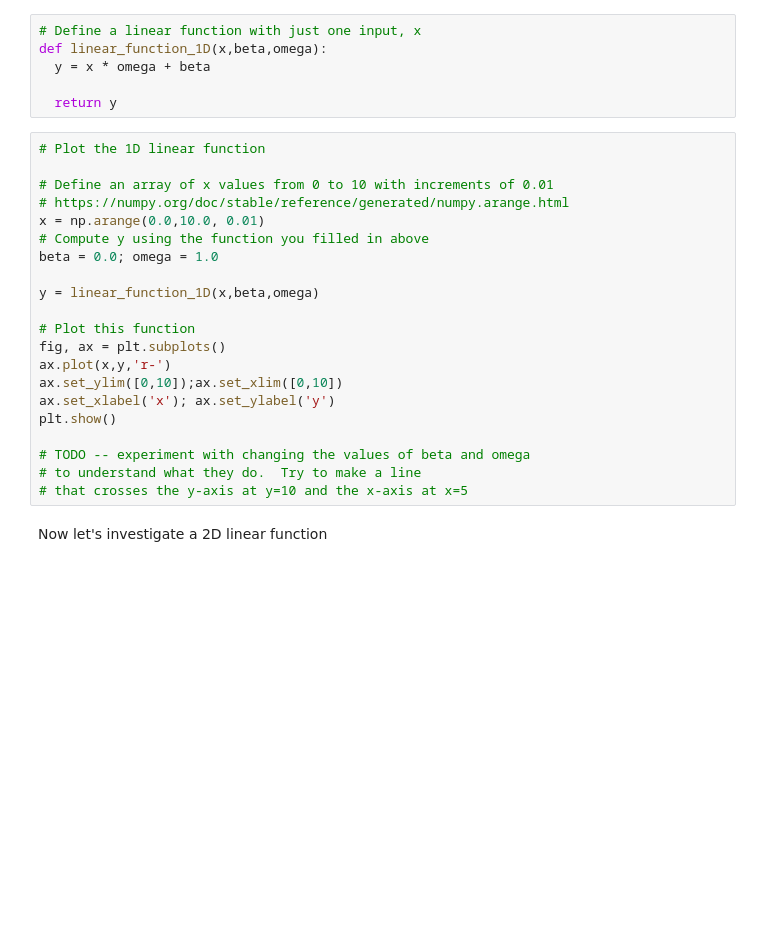
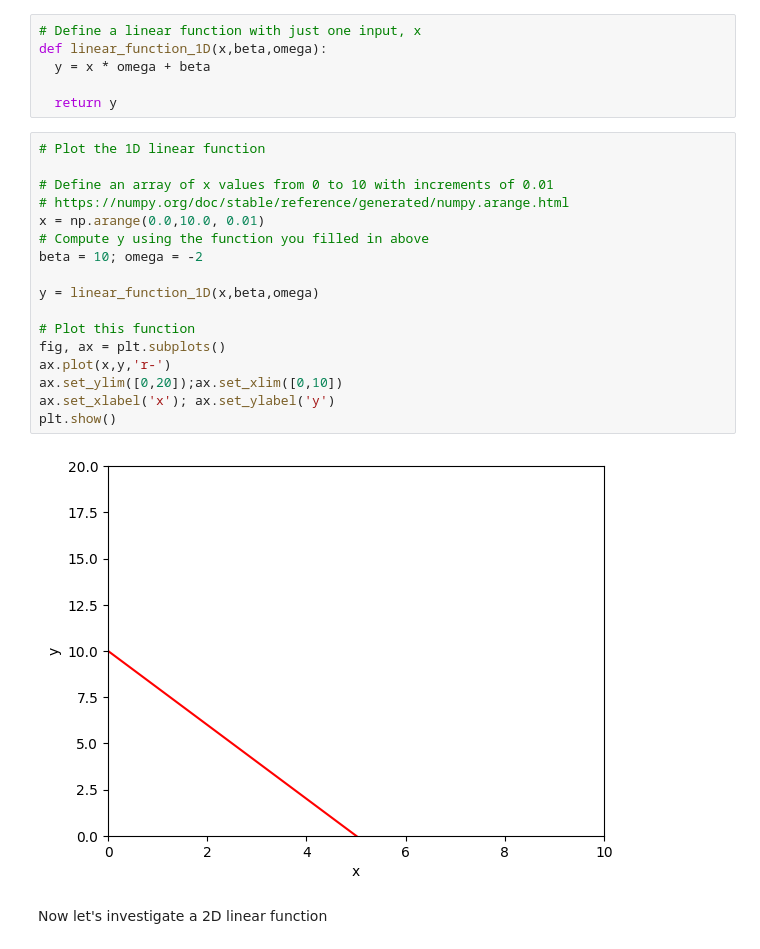
Before and after one commit to Ad7amstein/UDL-Study-Hub, a Jupyter notebook: src/chapter1/1_1_BackgroundMathematics.ipynb, the cells around one changed output. Saved outputs shown, nothing was run; the diff lists cells and outputs as text; blank space fills up the shorter version.

```diff
--- a/src/chapter1/1_1_BackgroundMathematics.ipynb
+++ b/src/chapter1/1_1_BackgroundMathematics.ipynb
@@ -31,24 +31,22 @@ def linear_function_1D(x,beta,omega):
 # %%
 # Plot the 1D linear function
 
 # Define an array of x values from 0 to 10 with increments of 0.01
 # https://numpy.org/doc/stable/reference/generated/numpy.arange.html
 x = np.arange(0.0,10.0, 0.01)
 # Compute y using the function you filled in above
-beta = 0.0; omega = 1.0
+beta = 10; omega = -2
 
 y = linear_function_1D(x,beta,omega)
 
 # Plot this function
 fig, ax = plt.subplots()
 ax.plot(x,y,'r-')
-ax.set_ylim([0,10]);ax.set_xlim([0,10])
+ax.set_ylim([0,20]);ax.set_xlim([0,10])
 ax.set_xlabel('x'); ax.set_ylabel('y')
 plt.show()
-
-# TODO -- experiment with changing the values of beta and omega
-# to understand what they do.  Try to make a line
-# that crosses the y-axis at y=10 and the x-axis at x=5
+# %% [output]
+[figure, added]
 # %% [markdown]
 Now let's investigate a 2D linear function
 # %%
```
Also changed, not shown: parts of 10 cells of this notebook.
